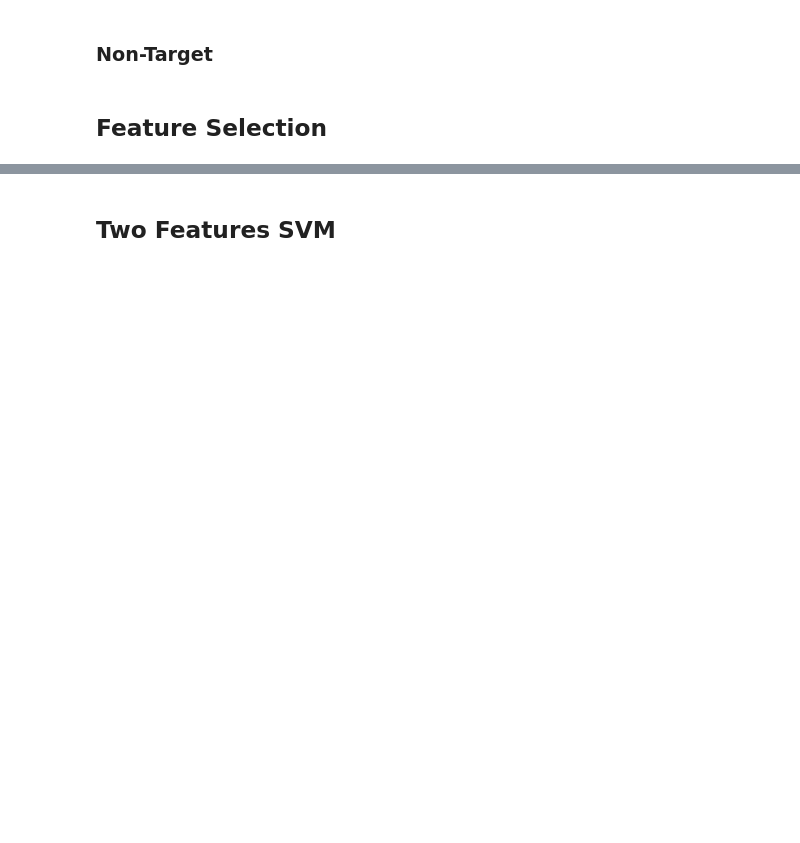
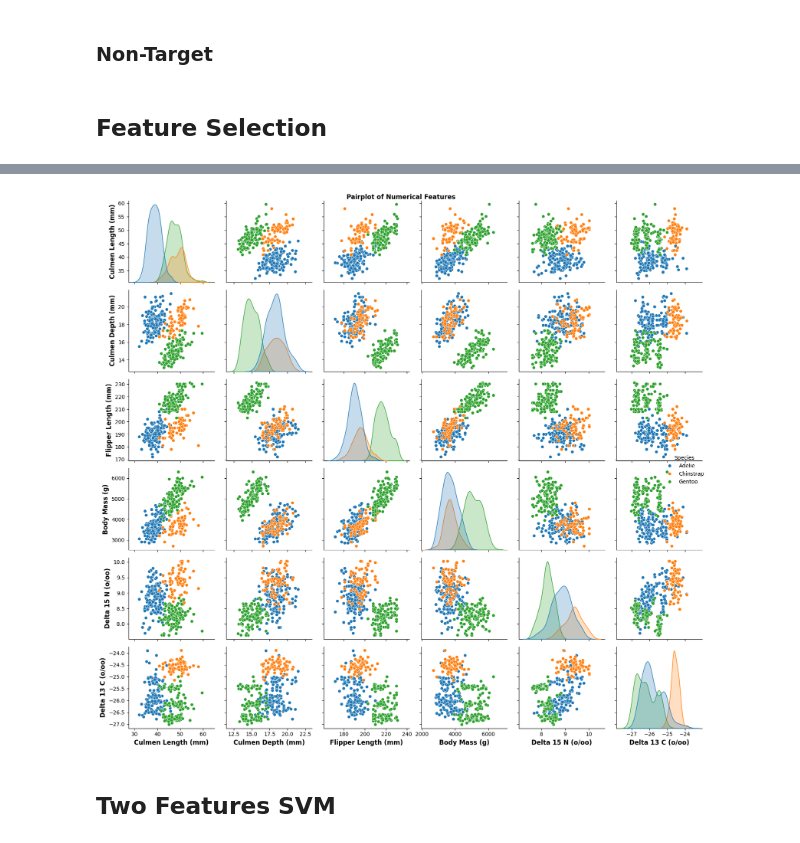
Before and after one commit to Habiburr0hman/penguin-classification, a Jupyter notebook: svm.ipynb, the cells around one changed output, grey strips where cells are left out. Cells and saved outputs as stored; diff of their text form; code cells hidden in the pictures; blank space fills up the shorter version.

```diff
--- a/svm.ipynb
+++ b/svm.ipynb
@@ -145,15 +127,18 @@ plt.show()
 # %%
-# p = sns.pairplot(df, kind='scatter', diag_kind='kde', corner=False, hue='Species', palette='autumn',
-#              plot_kws={},
-#              diag_kws={'color': 'blue'})
+cols = ['Culmen Length (mm)', 'Culmen Depth (mm)', 'Flipper Length (mm)', 'Body Mass (g)', 'Delta 15 N (o/oo)', 'Delta 13 C (o/oo)', 'Species']
+p = sns.pairplot(df[cols], kind='scatter', diag_kind='kde', corner=False, hue='Species',
+             plot_kws={},
+             diag_kws={'color': 'blue'})
 
-# p.fig.suptitle('Pairplot of Numerical Features', fontsize=12, fontweight='bold')
-# for ax in p.axes.flat:
-#     ax.set_xlabel(ax.get_xlabel(), fontsize=12, fontweight='bold')
-#     ax.set_ylabel(ax.get_ylabel(), fontsize=12, fontweight='bold')
+p.fig.suptitle('Pairplot of Numerical Features', fontsize=12, fontweight='bold')
+for ax in p.axes.flat:
+    ax.set_xlabel(ax.get_xlabel(), fontsize=12, fontweight='bold')
+    ax.set_ylabel(ax.get_ylabel(), fontsize=12, fontweight='bold')
 
-# plt.tight_layout()
-# plt.show()
+plt.tight_layout()
+plt.show()
+# %% [output]
+[figure, added]
 # %% [markdown]
 ## Two Features SVM
 # %%
```
Also changed, not shown: parts of 24 cells of this notebook.
